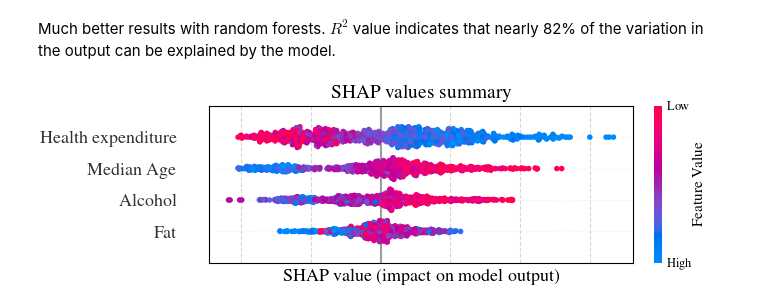
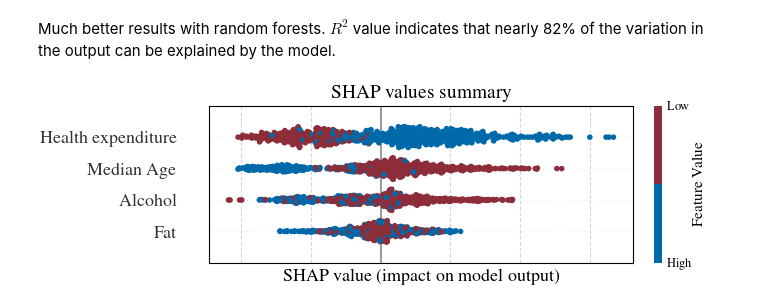
Before and after one commit to sykoravojtech/IHD_germany_2024, a Jupyter notebook: exp/exp_DK_002_IncidenceModel.ipynb, the cells around one changed output. Saved outputs shown, nothing was run; the diff lists cells and outputs as text; code cells hidden in the pictures.

Commit message:
report and plots

```diff
--- a/exp/exp_DK_002_IncidenceModel.ipynb
+++ b/exp/exp_DK_002_IncidenceModel.ipynb
@@ -364,10 +361,15 @@ from tueplots import figsizes
 from shap.plots import beeswarm
 import numpy as np
 import matplotlib.cm as cm
-from shap.plots.colors import red_blue
+from matplotlib.colors import LinearSegmentedColormap
+
+
+# Create a colormap
+cmap = LinearSegmentedColormap.from_list('blue_to_red', [rgb.tue_blue, rgb.tue_red])
+
 
 plt.rcParams.update(bundles.icml2022(column="full", ncols=1, nrows=2))
-
+plt.figure()
 X_train_scaled = pd.DataFrame(scaler.fit_transform(X_train), columns=X_train.columns)
 
 # Assuming best_model is your trained RandomForestRegressor from GridSearchCV
@@ -376,36 +378,39 @@ shap_values = explainer(X_train_scaled)
 
 beeswarm(shap_values, show=False, plot_size = figsizes.icml2022_full()['figure.figsize'], color_bar=False)
 
-plt.rcParams.update(bundles.icml2022(column="full", ncols=1, nrows=2))
 # ax.set_title('SHAP values summary')
 # Formatting the plot
+for fc in plt.gcf().get_children():
+    for fcc in fc.get_children():
+        if hasattr(fcc, "set_cmap"):
+            fcc.set_cmap(cmap)
 num_features = X_train_scaled.shape[1]
 feature_order = np.argsort(np.sum(np.abs(explainer.shap_values(X_train_scaled)), axis=0))
 plt.tick_params(
     axis='x',          # changes apply to the x-axis
     which='both',      # both major and minor ticks are affected
     bottom=False,      # ticks along the bottom edge are off
     top=False,         # ticks along the top edge are off
     labelbottom=False  # labels along the bottom edge are off
 )
 plt.gca().spines['right'].set_visible(True)
 plt.gca().spines['top'].set_visible(True)
 plt.gca().spines['left'].set_visible(True)
 plt.yticks([])
 plt.yticks(range(num_features))
 plt.title('SHAP values summary', fontsize=14)
 plt.gca().set_xlabel('SHAP value (impact on model output)')
 plt.grid(True, axis='x', linestyle='--', alpha=0.5)
 
-m = cm.ScalarMappable(cmap=red_blue)
+m = cm.ScalarMappable(cmap=cmap)
 m.set_array([0, 1])
 cb = plt.colorbar(m, ax=plt.gca(), ticks=[0, 1], aspect=20)
-cb.set_ticklabels(['High', 'Low'], fontsize=9)
+cb.set_ticklabels(['Low', 'High'], fontsize=9)
 cb.set_label('Feature Value', labelpad=0, fontsize=11)
 cb.ax.tick_params(length=0)
 cb.set_alpha(1)
 cb.outline.set_visible(False)
 plt.savefig('../doc/IHD_germany_2024/fig/shap_values_summary.pdf')
 plt.show()
 # %% [output]
-[figure, old version]
+[figure, new version]
```
Also changed, not shown: parts of 1 cell of this notebook, 13 other files.
